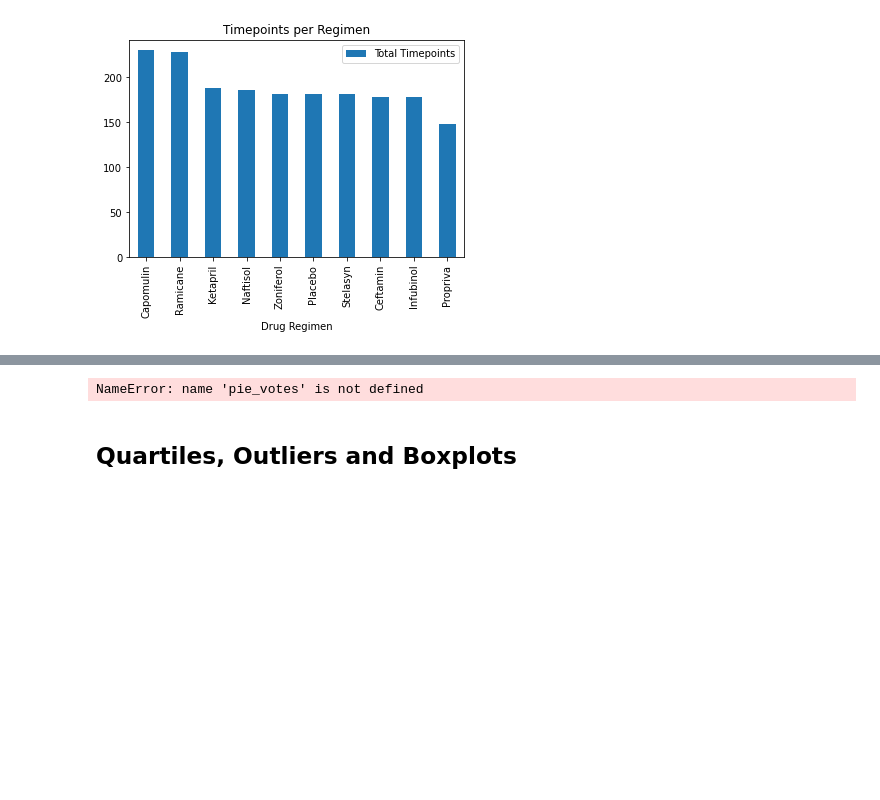
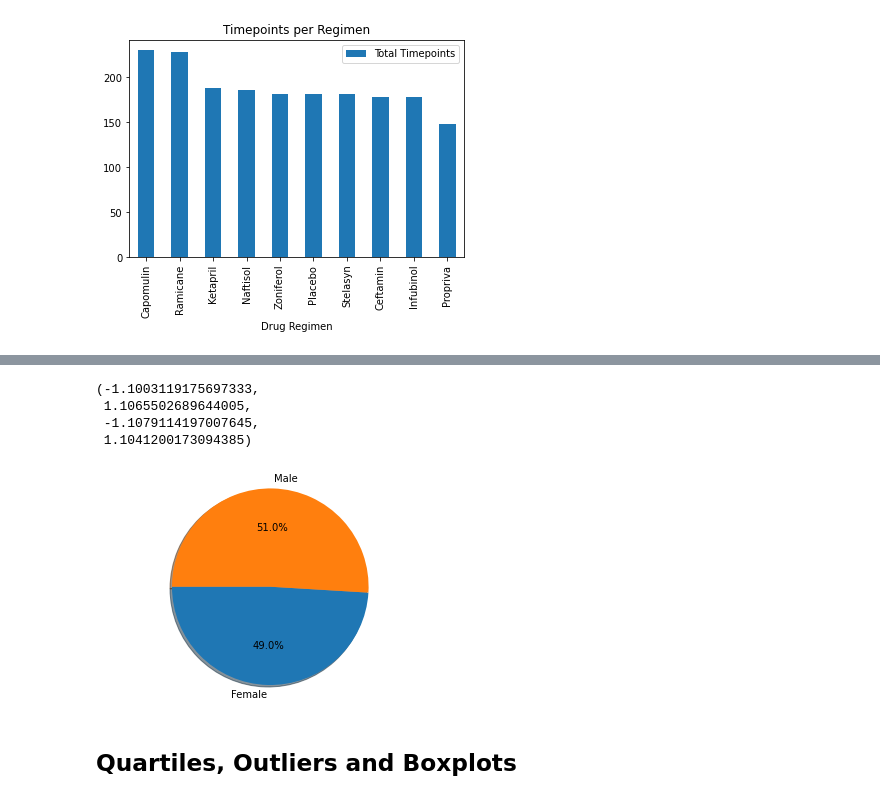
Before and after one commit to Wdepalma/Matplotlib-Challenge, a Jupyter notebook: Instructions/Pymaceuticals/pymaceuticals_starter.ipynb, the cells around one changed output, grey strips where cells are left out. Saved outputs shown, nothing was run; the diff lists cells and outputs as text; code cells hidden in the pictures; blank space fills up the shorter version.

```diff
--- a/Instructions/Pymaceuticals/pymaceuticals_starter.ipynb
+++ b/Instructions/Pymaceuticals/pymaceuticals_starter.ipynb
@@ -220,11 +167,14 @@ mice_gender
 # %%
 # Generate a pie plot showing the distribution of female versus male mice using pyplot
-plt.pie(pie_votes, explode=explode, labels=pies, colors=colors,
-        autopct="%1.1f%%", shadow=True, startangle=140)
+plt.pie(mice_gender['Mouse ID'], autopct="%1.1f%%", shadow=True,startangle=180,labels = ['Female','Male'])
 # Create axes which are equal so we have a perfect circle
 plt.axis("equal")
 # %% [output]
-NameError: name 'pie_votes' is not defined
+(-1.1003119175697333,
+ 1.1065502689644005,
+ -1.1079114197007645,
+ 1.1041200173094385)
+[figure, added]
 # %% [markdown]
 ## Quartiles, Outliers and Boxplots
 # %%
```
Also changed, not shown: parts of 8 cells of this notebook.
